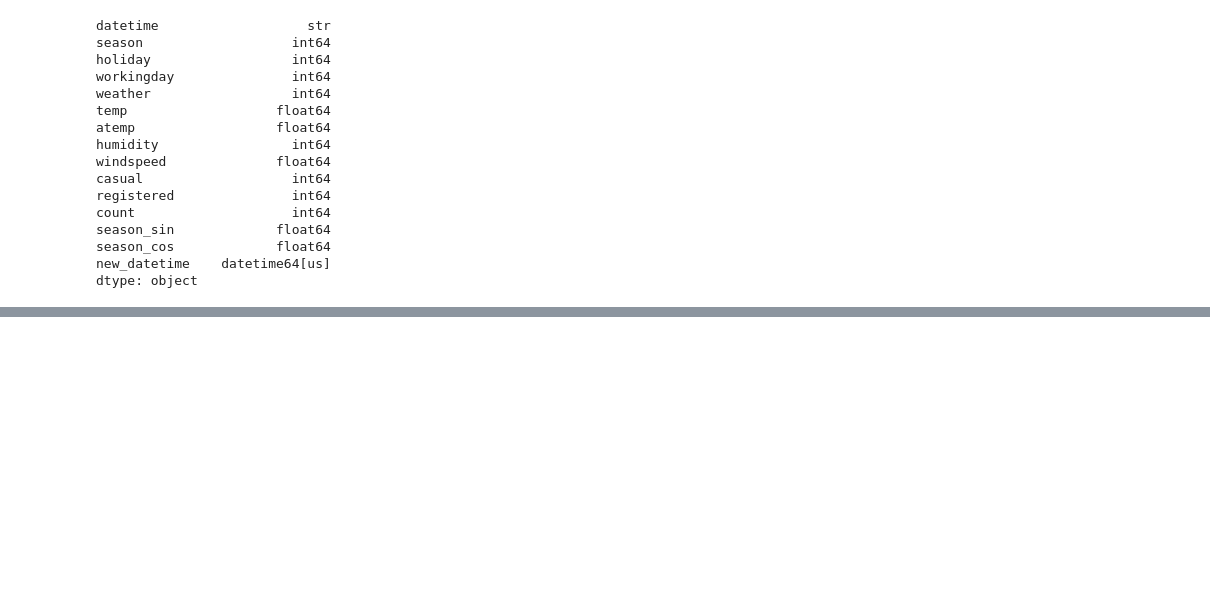
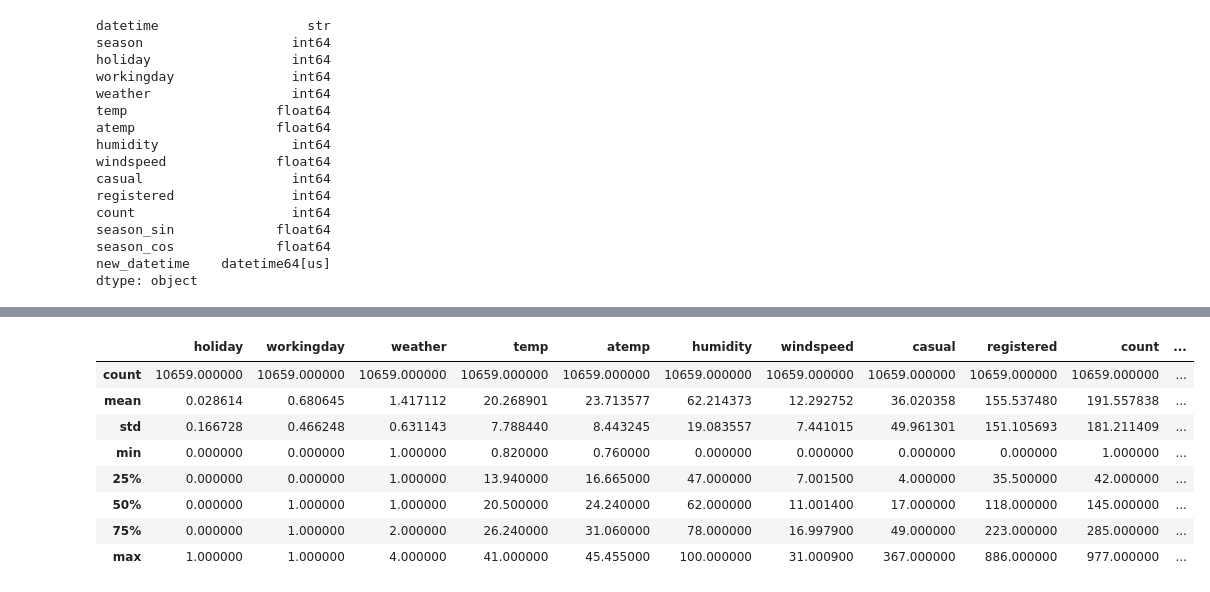
Before and after one commit to MonaTaghavi/dm-ann, a Jupyter notebook: notebooks/15dm-bike-preparation.ipynb, the cells around one changed output, grey strips where cells are left out. Cells and saved outputs as stored; diff of their text form; code cells hidden in the pictures; blank space fills up the shorter version.

```diff
--- a/notebooks/15dm-bike-preparation.ipynb
+++ b/notebooks/15dm-bike-preparation.ipynb
@@ -231,0 +290,5 @@ df[]
+# %%
+#Drop the original columns that have been transformed
+df.drop(columns=['season', 'month', 'day', 'day_of_week', 'hour', 'datetime', 'year'], inplace=True)
+df.drop(columns=['new_datetime'], inplace=True)
+df.head()
@@ -231,0 +303,3 @@ df[]
+# %%
+df.drop(columns=['new_datetime'], inplace=True)
+df.head()
@@ -231,0 +333,12 @@ df[]
+# %%
+df.describe()
+# %% [output]
+|  | holiday | workingday | weather | temp | atemp | humidity | windspeed | casual | registered | count | ... |
+| count | 10659.000000 | 10659.000000 | 10659.000000 | 10659.000000 | 10659.000000 | 10659.000000 | 10659.000000 | 10659.000000 | 10659.000000 | 10659.000000 | ... |
+| mean | 0.028614 | 0.680645 | 1.417112 | 20.268901 | 23.713577 | 62.214373 | 12.292752 | 36.020358 | 155.537480 | 191.557838 | ... |
+| std | 0.166728 | 0.466248 | 0.631143 | 7.788440 | 8.443245 | 19.083557 | 7.441015 | 49.961301 | 151.105693 | 181.211409 | ... |
+| min | 0.000000 | 0.000000 | 1.000000 | 0.820000 | 0.760000 | 0.000000 | 0.000000 | 0.000000 | 0.000000 | 1.000000 | ... |
+| 25% | 0.000000 | 0.000000 | 1.000000 | 13.940000 | 16.665000 | 47.000000 | 7.001500 | 4.000000 | 35.500000 | 42.000000 | ... |
+| 50% | 0.000000 | 1.000000 | 1.000000 | 20.500000 | 24.240000 | 62.000000 | 11.001400 | 17.000000 | 118.000000 | 145.000000 | ... |
+| 75% | 0.000000 | 1.000000 | 2.000000 | 26.240000 | 31.060000 | 78.000000 | 16.997900 | 49.000000 | 223.000000 | 285.000000 | ... |
+| max | 1.000000 | 1.000000 | 4.000000 | 41.000000 | 45.455000 | 100.000000 | 31.000900 | 367.000000 | 886.000000 | 977.000000 | ... |
```
Also changed, not shown: parts of 13 cells of this notebook, 5 other files.
